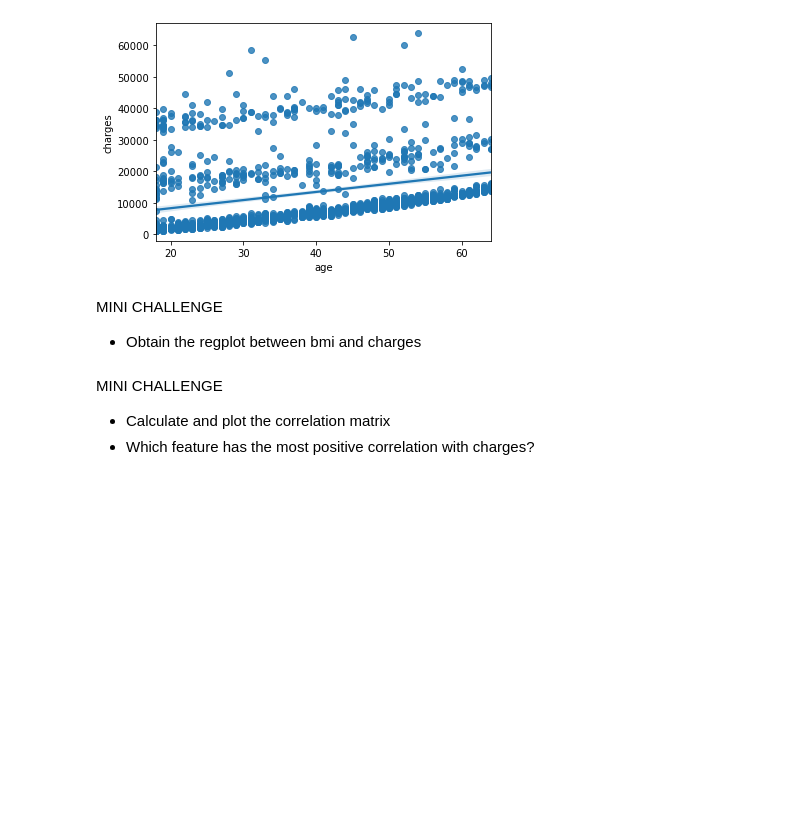
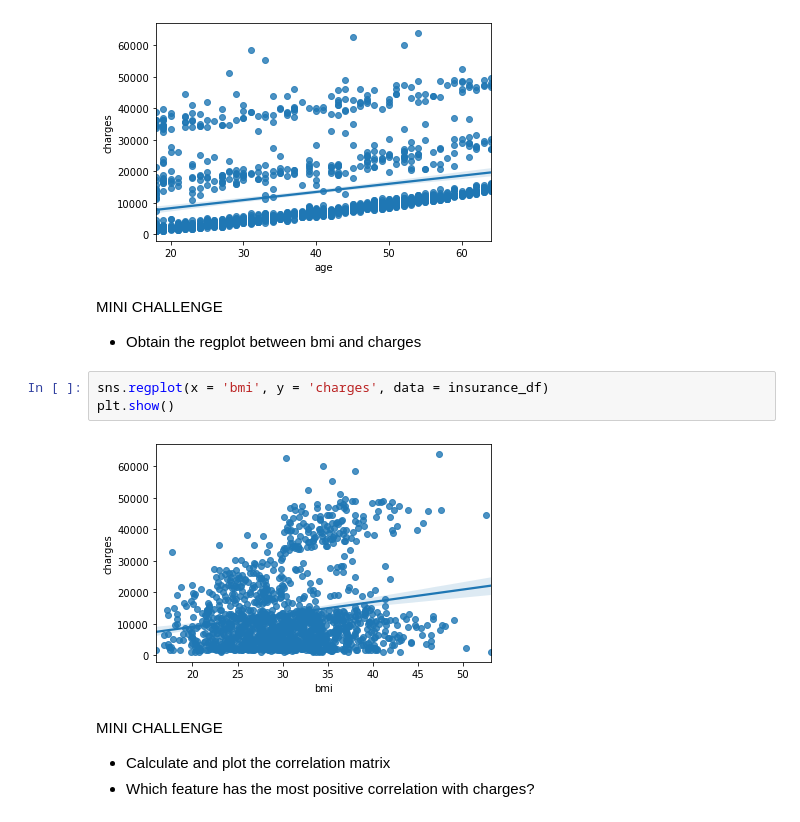
Before and after one commit to lalteng/MyAIProject, a Jupyter notebook: sagemaker/SageMaker_Practical_Course/2. Medical Insurance Premium Prediction/medical_insurance_prediction_notebook.ipynb, the cells around one changed output. Drawn from its saved outputs; the diff is of its cells as text; blank space fills up the shorter version.

```diff
--- a/sagemaker/SageMaker_Practical_Course/2. Medical Insurance Premium Prediction/medical_insurance_prediction_notebook.ipynb
+++ b/sagemaker/SageMaker_Practical_Course/2. Medical Insurance Premium Prediction/medical_insurance_prediction_notebook.ipynb
@@ -259,6 +264,11 @@ plt.show()
 # %% [markdown]
 MINI CHALLENGE
 - Obtain the regplot between bmi and charges
+# %%
+sns.regplot(x = 'bmi', y = 'charges', data = insurance_df)
+plt.show()
+# %% [output]
+[figure, added]
 # %% [markdown]
 MINI CHALLENGE
  - Calculate and plot the correlation matrix
```
Also changed, not shown: parts of 37 cells of this notebook, 3 other files.
